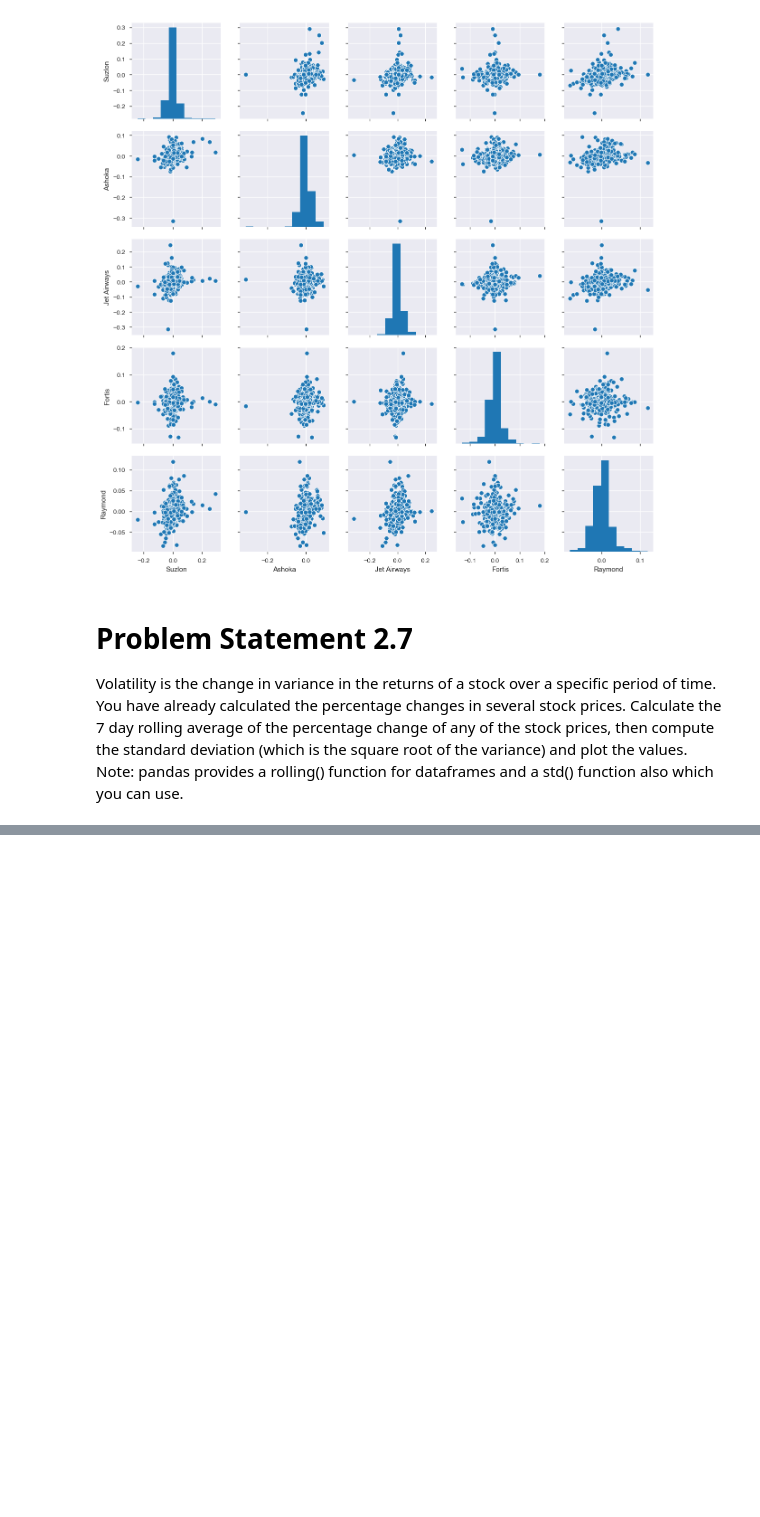
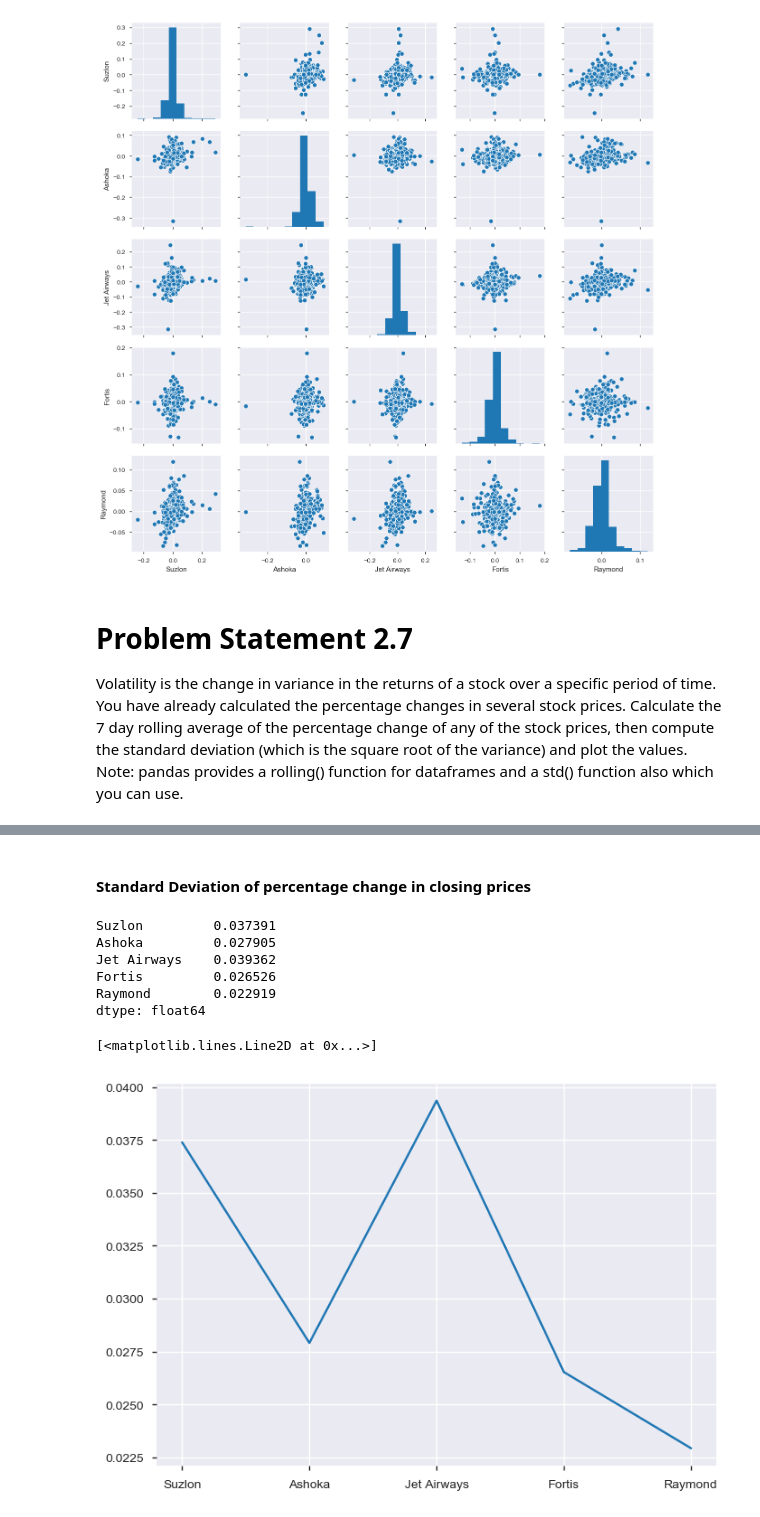
Before and after one commit to atkrish0/securitized-asset-analysis, a Jupyter notebook: 2 - Plotting in Financial Markets.ipynb, the cells around one changed output, grey strips where cells are left out. Saved outputs shown, nothing was run; the diff lists cells and outputs as text; code cells hidden in the pictures; blank space fills up the shorter version.

Commit message:
Computed volatility and standard dev
...of the percentage change in closing prices of the chosen stocks

```diff
--- a/2 - Plotting in Financial Markets.ipynb
+++ b/2 - Plotting in Financial Markets.ipynb
@@ -365,0 +386,16 @@ Note: pandas provides a rolling() function for dataframes and a std() function a
+# %% [markdown]
+#### Standard Deviation of percentage change in closing prices
+# %%
+perchange_closeprice.std()
+# %% [output]
+Suzlon         0.037391
+Ashoka         0.027905
+Jet Airways    0.039362
+Fortis         0.026526
+Raymond        0.022919
+dtype: float64
+# %%
+plt.plot(perchange_closeprice.std())
+# %% [output]
+[<matplotlib.lines.Line2D at 0x...>]
+[figure, added]
```
Also changed, not shown: parts of 2 cells of this notebook.
